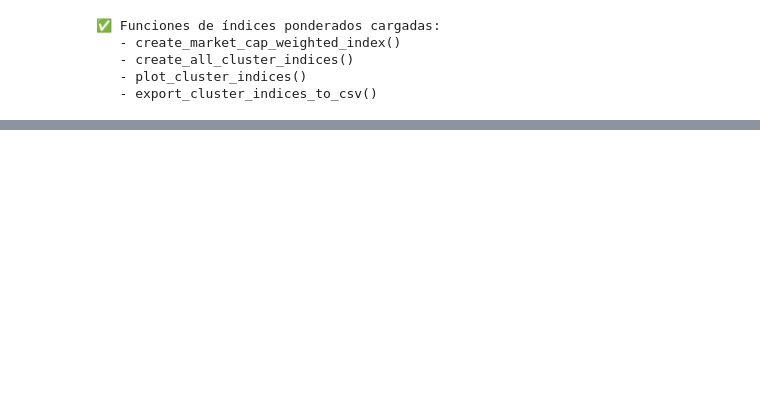
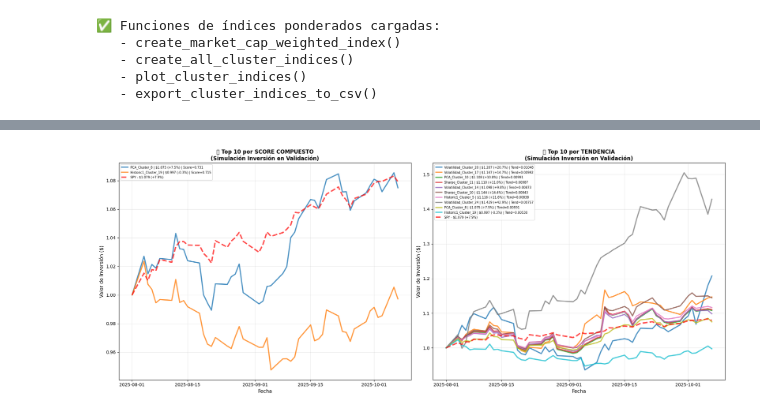
Before and after one commit to AlfDur20/Estancia_Alfredo, a Jupyter notebook: Acomodo final mapper.ipynb, the cells around one changed output, grey strips where cells are left out. Drawn from its saved outputs; the diff is of its cells as text; code cells hidden in the pictures; blank space fills up the shorter version.

```diff
--- a/Acomodo final mapper.ipynb
+++ b/Acomodo final mapper.ipynb
@@ -1017,24 +1044,31 @@ for cluster_name, cluster_data in cluster_indices.items():
         'Cluster': cluster_name,
         'Tipo': cluster_data['type'],
         'Tickers': cluster_data['metrics']['num_tickers'],
-        'Retorno (%)': cluster_data['metrics']['retorno_total'],
-        'Volatilidad (%)': cluster_data['metrics']['volatilidad'],
+        'Tendencia': cluster_data['metrics']['tendencia'],  # ✅ MÉTRICA PRINCIPAL
+        'R²': cluster_data['metrics']['r_squared'],
+        'Retorno (%)': cluster_data['metrics']['retorno_total'] * 100,
+        'Volatilidad (%)': cluster_data['metrics']['volatilidad'] * 100,
         'Sharpe Ratio': cluster_data['metrics']['sharpe_ratio'],
-        'Max Drawdown (%)': cluster_data['metrics']['max_drawdown'],
+        'Max Drawdown (%)': cluster_data['metrics']['max_drawdown'] * 100,
+        'Valor Inicial': cluster_data['metrics']['valor_inicial'],
         'Valor Final': cluster_data['metrics']['valor_final']
     })
 
 summary_df = pd.DataFrame(summary_data)
-summary_df = summary_df.sort_values('Sharpe Ratio', ascending=False)
+summary_df = summary_df.sort_values('Tendencia', ascending=False)  # ✅ Ordenar por TENDENCIA
 
-print("\n📊 TOP 10 ÍNDICES POR SHARPE RATIO:")
+print("\n📊 TOP 10 ÍNDICES POR TENDENCIA (Pendiente normalizada):")
 print(summary_df.head(10).to_string(index=False))
 
 print("\n\n📊 ESTADÍSTICAS GENERALES:")
-print(f"   📈 Retorno promedio: {summary_df['Retorno (%)'].mean():.2f}%")
+print(f"   📈 Tendencia promedio: {summary_df['Tendencia'].mean():.6f}")
+print(f"   📊 R² promedio: {summary_df['R²'].mean():.4f}")
+print(f"   💹 Retorno promedio: {summary_df['Retorno (%)'].mean():.2f}%")
 print(f"   📊 Volatilidad promedio: {summary_df['Volatilidad (%)'].mean():.2f}%")
 print(f"   ⭐ Sharpe Ratio promedio: {summary_df['Sharpe Ratio'].mean():.2f}")
 print(f"   📉 Max Drawdown promedio: {summary_df['Max Drawdown (%)'].mean():.2f}%")
+print(f"   💰 Valor inicial promedio: ${summary_df['Valor Inicial'].mean():.2f}")
+print(f"   💵 Valor final promedio: ${summary_df['Valor Final'].mean():.2f}")
 # %% [output]
 🔍 Verificando datos necesarios...
    ✓ all_clusters: 64 clusters
@@ -1055,0 +1784,70 @@ print(f"   📉 Max Drawdown promedio: {summary_df['Max Drawdown (%)'].mean():.2
+# %%
+# =======================================================
+# 📊 GRÁFICA COMPARATIVA: Top 10 Score vs Top 10 Tendencia en Validación
+# =======================================================
+
+print("\n📈 Generando gráfica comparativa: Score vs Tendencia en Validación...")
+
+fig, axes = plt.subplots(1, 2, figsize=(20, 8))
+
+# Subplot 1: Top 10 por SCORE
+ax1 = axes[0]
+colors = plt.cm.tab10(np.linspace(0, 1, 10))
+
+for i, cluster_name in enumerate(top_10_clusters_score):
+    if cluster_name in cluster_indices_validation:
+        cluster_data = cluster_indices_validation[cluster_name]
+        index_series = cluster_data['index']
+        metrics = cluster_data['metrics']
+        score_row = scoring_df[scoring_df['Cluster'] == cluster_name].iloc[0]
+
+        label = f"{cluster_name} | ${index_series.iloc[-1]:.3f} ({metrics['retorno_total']*100:+.1f}%) | Score={score_row['Score_Total']:.3f}"
+        ax1.plot(index_series, label=label, linewidth=2.5, alpha=0.8, color=colors[i])
+
+# SPY
+try:
+    ax1.plot(spy_normalized, linewidth=3, linestyle='--', color='red',
+            alpha=0.7, label=f'SPY - ${spy_normalized.iloc[-1]:.3f} ({spy_return:+.1f}%)')
+except:
+    pass
+
+ax1.set_title('🎯 Top 10 por SCORE COMPUESTO\n(Simulación Inversión en Validación)',
+             fontsize=12, fontweight='bold')
+ax1.set_xlabel('Fecha', fontsize=11)
+ax1.set_ylabel('Valor de Inversión ($)', fontsize=11)
+ax1.legend(fontsize=7, loc='upper left')
+ax1.grid(True, alpha=0.3)
+
+# Subplot 2: Top 10 por TENDENCIA (original)
+ax2 = axes[1]
+
+for i, cluster_name in enumerate(top_10_clusters_analysis):
+    if cluster_name in cluster_indices_validation:
+        cluster_data = cluster_indices_validation[cluster_name]
+        index_series = cluster_data['index']
+        metrics = cluster_data['metrics']
+        metrics_an = summary_df[summary_df['Cluster'] == cluster_name].iloc[0]
+
+        label = f"{cluster_name} | ${index_series.iloc[-1]:.3f} ({metrics['retorno_total']*100:+.1f}%) | Tend={metrics_an['Tendencia']:.5f}"
+        ax2.plot(index_series, label=label, linewidth=2.5, alpha=0.8, color=colors[i])
+
+# SPY
+try:
+    ax2.plot(spy_normalized, linewidth=3, linestyle='--', color='red',
+            alpha=0.7, label=f'SPY - ${spy_normalized.iloc[-1]:.3f} ({spy_return:+.1f}%)')
+except:
+    pass
+
+ax2.set_title('📈 Top 10 por TENDENCIA\n(Simulación Inversión en Validación)',
+             fontsize=12, fontweight='bold')
+ax2.set_xlabel('Fecha', fontsize=11)
+ax2.set_ylabel('Valor de Inversión ($)', fontsize=11)
+ax2.legend(fontsize=7, loc='upper left')
+ax2.grid(True, alpha=0.3)
+
+plt.tight_layout()
+plt.show()
+
+print("✅ Gráfica comparativa generada")
+print("\n" + "="*100)
+# %% [output]
@@ -1055,0 +1855 @@ print(f"   📉 Max Drawdown promedio: {summary_df['Max Drawdown (%)'].mean():.2
+[figure, added]
```
Also changed, not shown: parts of 32 cells of this notebook, 6 other files.
